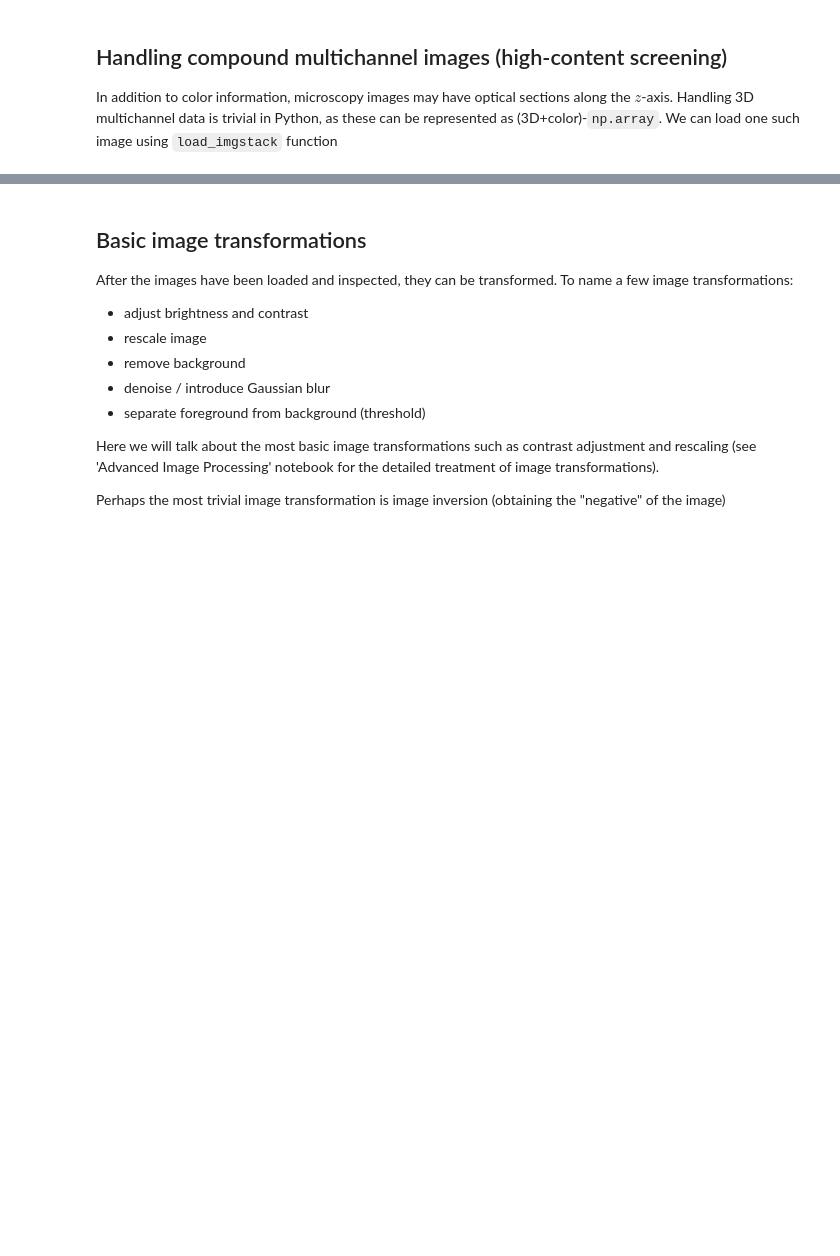
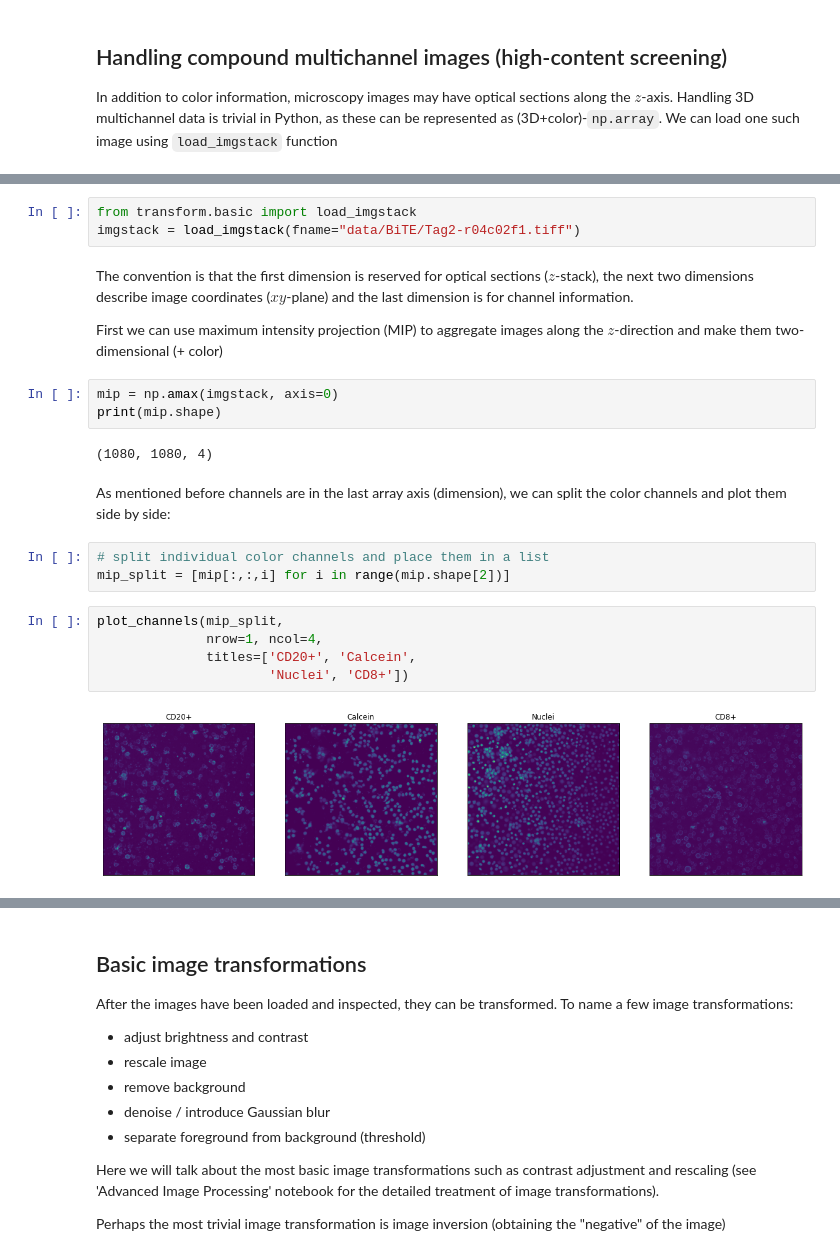
Before and after one commit to vladchimescu/bioimg, a Jupyter notebook: Jupyter/1-intro-image-processing.ipynb, the cells around one changed output, grey strips where cells are left out. Drawn from its saved outputs; the diff is of its cells as text; blank space fills up the shorter version.

Commit message:
wrote about image stack handling in Python in Jupyter/1-intro-image-processing.ipynb

```diff
--- a/Jupyter/1-intro-image-processing.ipynb
+++ b/Jupyter/1-intro-image-processing.ipynb
@@ -92,0 +101,24 @@ Wells in a 384. plate are usually numbered (r01 = row 1, c16 = column 16) or hav
+# %%
+from transform.basic import load_imgstack
+imgstack = load_imgstack(fname="data/BiTE/Tag2-r04c02f1.tiff")
+# %% [markdown]
+The convention is that the first dimension is reserved for optical sections ($z$-stack), the next two dimensions describe image coordinates ($xy$-plane) and the last dimension is for channel information.
+
+First we can use maximum intensity projection (MIP) to aggregate images along the $z$-direction and make them two-dimensional (+ color)
+# %%
+mip = np.amax(imgstack, axis=0)
+print(mip.shape)
+# %% [output]
+(1080, 1080, 4)
+# %% [markdown]
+As mentioned before channels are in the last array axis (dimension), we can split the color channels and plot them side by side:
+# %%
+# split individual color channels and place them in a list
+mip_split = [mip[:,:,i] for i in range(mip.shape[2])]
+# %%
+plot_channels(mip_split,
+              nrow=1, ncol=4,
+              titles=['CD20+', 'Calcein',
+                      'Nuclei', 'CD8+'])
+# %% [output]
+[figure, added]
```
Also changed, not shown: parts of 13 cells of this notebook, 1 other file.
